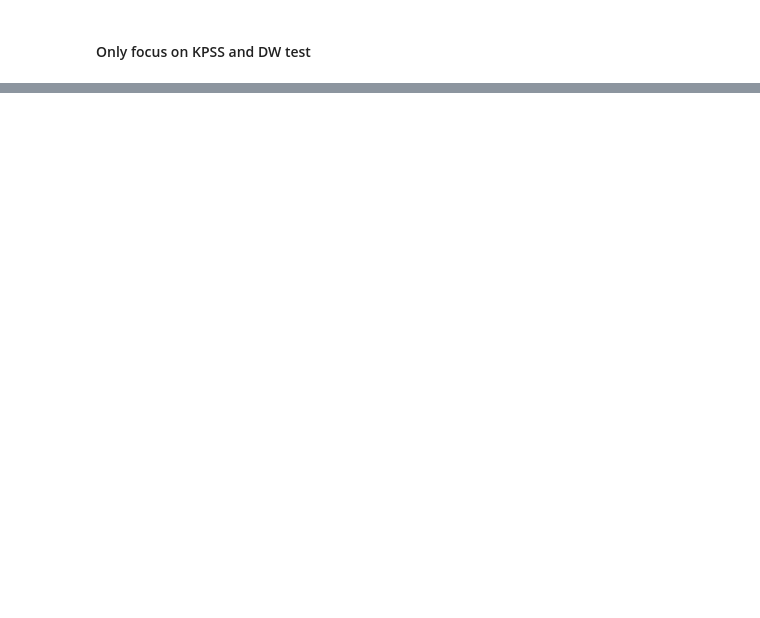
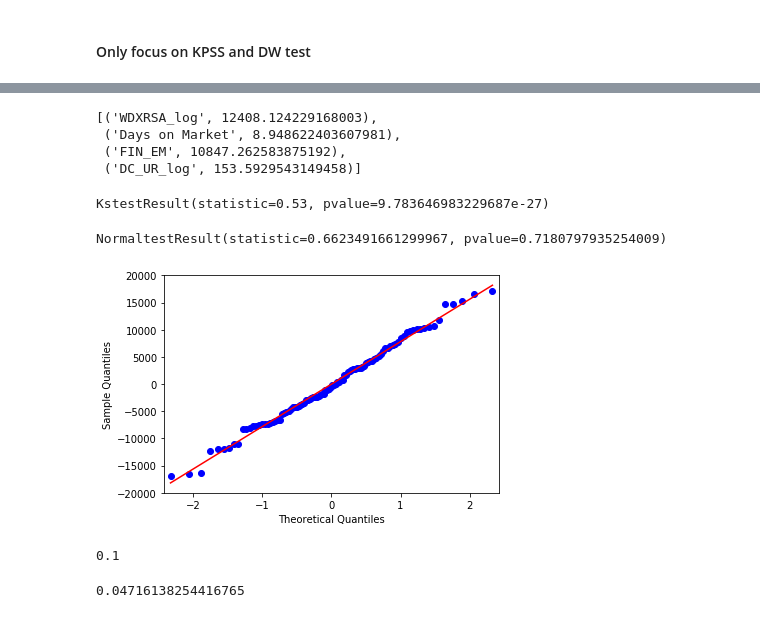
Before and after one commit to iuniorhsiung/mod4_project_DC_housing_price, a Jupyter notebook: master_notebook/DC_house_NL.ipynb, the cells around one changed output, grey strips where cells are left out. Drawn from its saved outputs; the diff is of its cells as text; code cells hidden in the pictures; blank space fills up the shorter version.

```diff
--- a/master_notebook/DC_house_NL.ipynb
+++ b/master_notebook/DC_house_NL.ipynb
@@ -159,0 +241,3 @@ sm.graphics.tsa.plot_pacf(dta.values.squeeze(), lags=40)
+# %%
+test_col.remove('Median Sale Price MoM')
+test_col
@@ -159,0 +267,5 @@ sm.graphics.tsa.plot_pacf(dta.values.squeeze(), lags=40)
+# %%
+train_x = df[test_col][0:100]
+test_x = df[test_col][101:117]
+train_y = df["Median Sale Price"][0:100]
+test_y = df["Median Sale Price"][101:117]
@@ -159,0 +415,9 @@ sm.graphics.tsa.plot_pacf(dta.values.squeeze(), lags=40)
+# %%
+# run time series model
+
+#sel_x = train_x[['WDXRSA_log', 'Days on Market', 'FIN_EM', 'DC_UR_log']]
+sel_x = train_x[['WDXRSA_log', 'Days on Market', 'FIN_EM', 'DC_UR_log']]
+train_X = sm.add_constant(sel_x)
+mod = sm.OLS(train_y, train_X, hasconst= True)
+res = mod.fit()
+print(res.summary())
@@ -159,0 +442,38 @@ sm.graphics.tsa.plot_pacf(dta.values.squeeze(), lags=40)
+# %%
+from statsmodels.stats.outliers_influence import variance_inflation_factor
+
+vif = [variance_inflation_factor(sel_x.values, i) for i in range(sel_x.shape[1])]
+list(zip(['WDXRSA_log', 'Days on Market', 'FIN_EM', 'DC_UR_log'], vif))
+# %% [output]
+[('WDXRSA_log', 12408.124229168003),
+ ('Days on Market', 8.948622403607981),
+ ('FIN_EM', 10847.262583875192),
+ ('DC_UR_log', 153.5929543149458)]
+# %%
+from scipy.stats import kstest
+from scipy.stats import stats
+#residual = mlr.predict(X) - Y
+residual = res.resid
+kstest(residual, "norm")
+# %% [output]
+KstestResult(statistic=0.53, pvalue=9.783646983229687e-27)
+# %%
+stats.normaltest(residual)
+# %% [output]
+NormaltestResult(statistic=0.6623491661299967, pvalue=0.7180797935254009)
+# %%
+fig = sm.qqplot(residual, line = 'r')
+plt.show()
+fig.savefig("../data_visualization/Q-Q Plot for Car Fit.png")
+# %% [output]
+[figure, added]
+# %%
+temp = kpss(residual, regression = 'ct')
+temp[1]
+# %% [output]
+0.1
+# %%
+temp = acorr_ljungbox(residual, lags = 2)
+temp[1][0]
+# %% [output]
+0.04716138254416765
```
Also changed, not shown: parts of 35 cells of this notebook, 8 other files.
